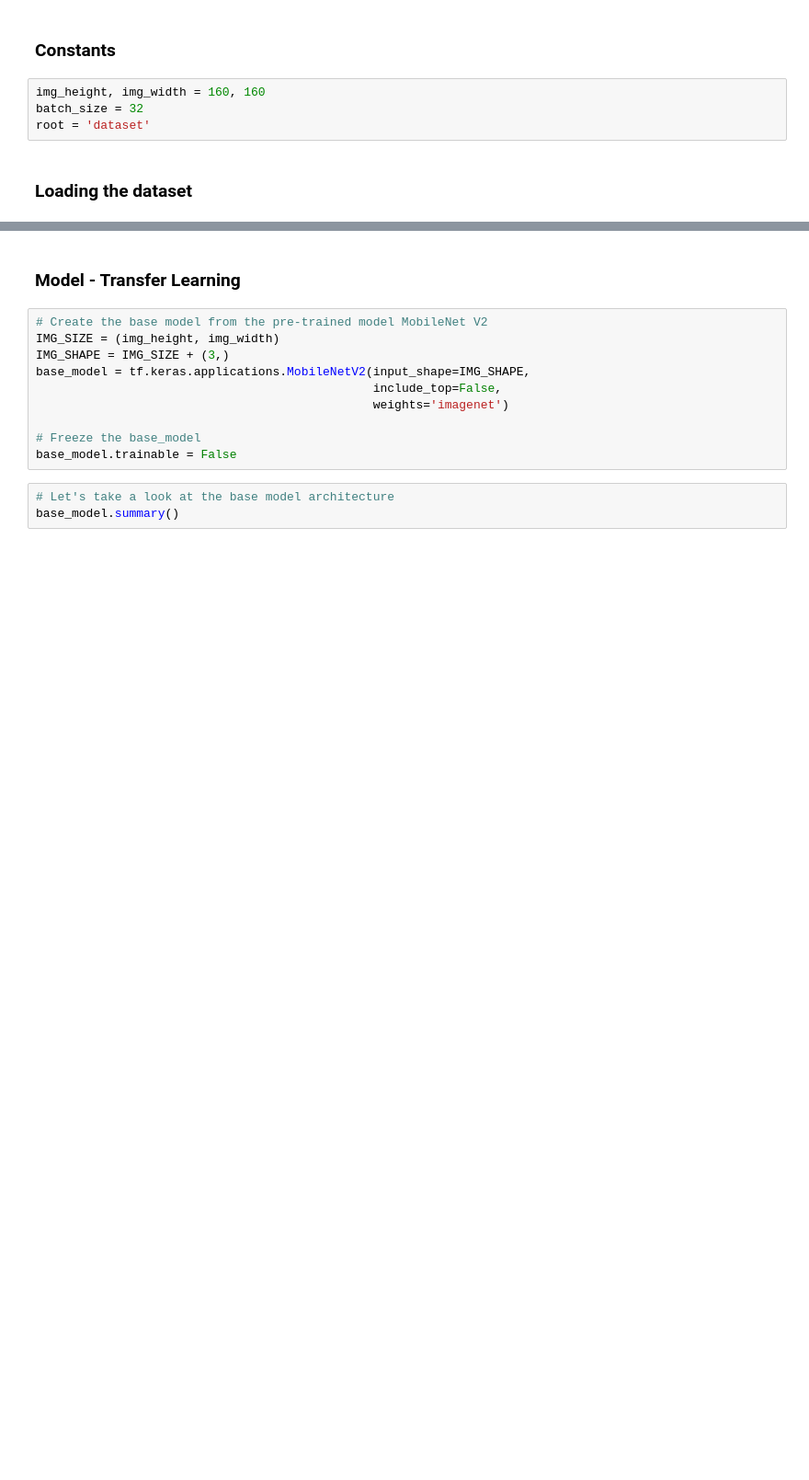
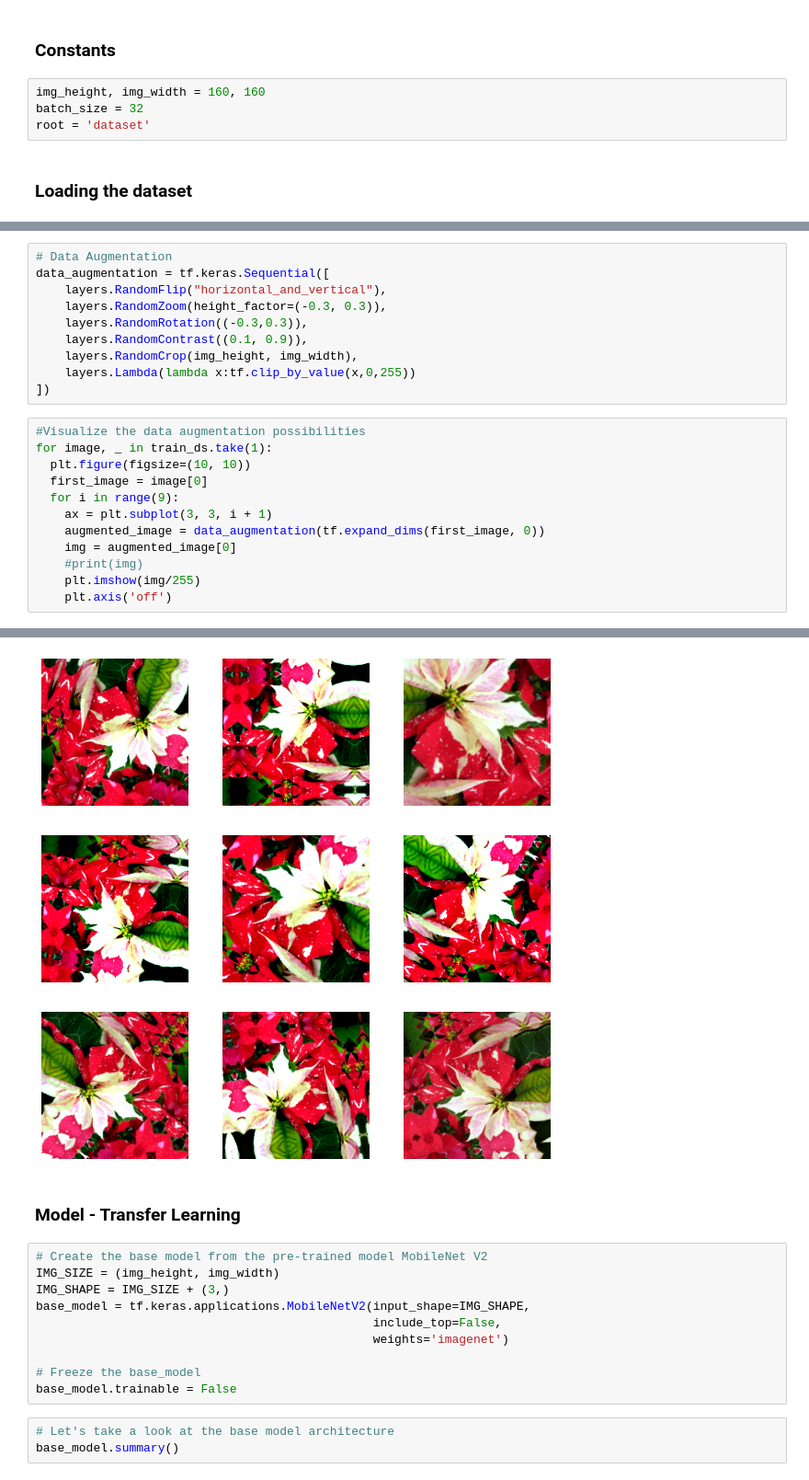
Before and after one commit to tomerhacham/TransferLearning-ImageClassification, a Jupyter notebook: transfer-flowers.ipynb, the cells around one changed output, grey strips where cells are left out. Shown: that part at 92% size. Cells and saved outputs as stored; diff of their text form; blank space fills up the shorter version.

Commit message:
update data augmentation

```diff
--- a/transfer-flowers.ipynb
+++ b/transfer-flowers.ipynb
@@ -123,0 +91,23 @@ Clipping input data to the valid range for imshow with RGB data ([0..1] for floa
+# %%
+# Data Augmentation
+data_augmentation = tf.keras.Sequential([
+    layers.RandomFlip("horizontal_and_vertical"),
+    layers.RandomZoom(height_factor=(-0.3, 0.3)),
+    layers.RandomRotation((-0.3,0.3)),
+    layers.RandomContrast((0.1, 0.9)),
+    layers.RandomCrop(img_height, img_width),
+    layers.Lambda(lambda x:tf.clip_by_value(x,0,255))
+])
+# %%
+#Visualize the data augmentation possibilities
+for image, _ in train_ds.take(1):
+  plt.figure(figsize=(10, 10))
+  first_image = image[0]
+  for i in range(9):
+    ax = plt.subplot(3, 3, i + 1)
+    augmented_image = data_augmentation(tf.expand_dims(first_image, 0))
+    img = augmented_image[0]
+    #print(img)
+    plt.imshow(img/255)
+    plt.axis('off')
+# %% [output]
@@ -124,3 +131,4 @@ Clipping input data to the valid range for imshow with RGB data ([0..1] for floa
+[figure, added]
 # %% [markdown]
 ### Model - Transfer Learning
 # %%
```
Also changed, not shown: parts of 6 cells of this notebook.
